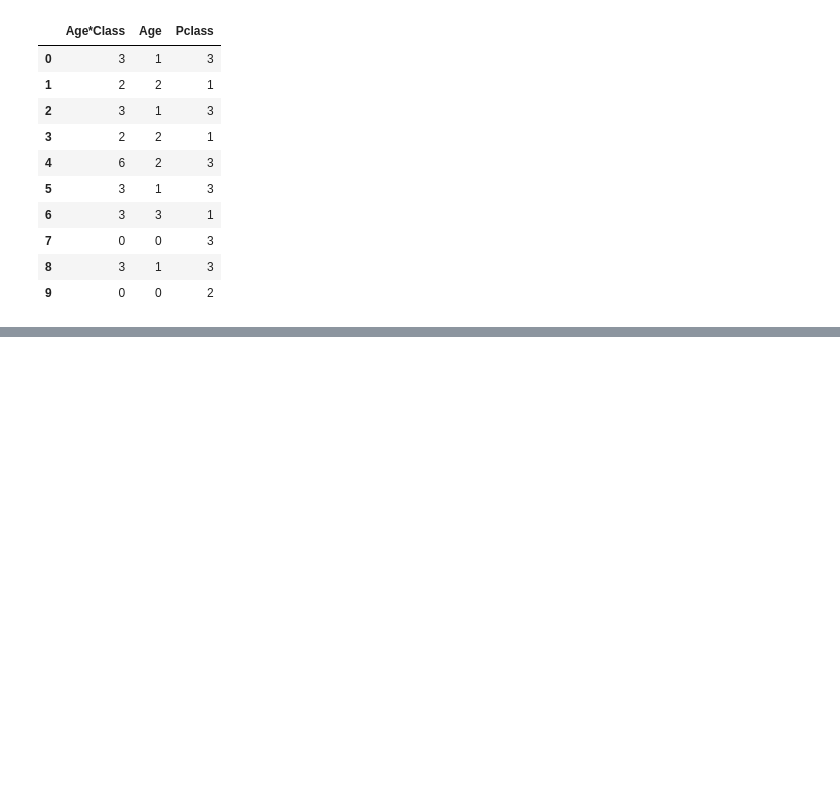
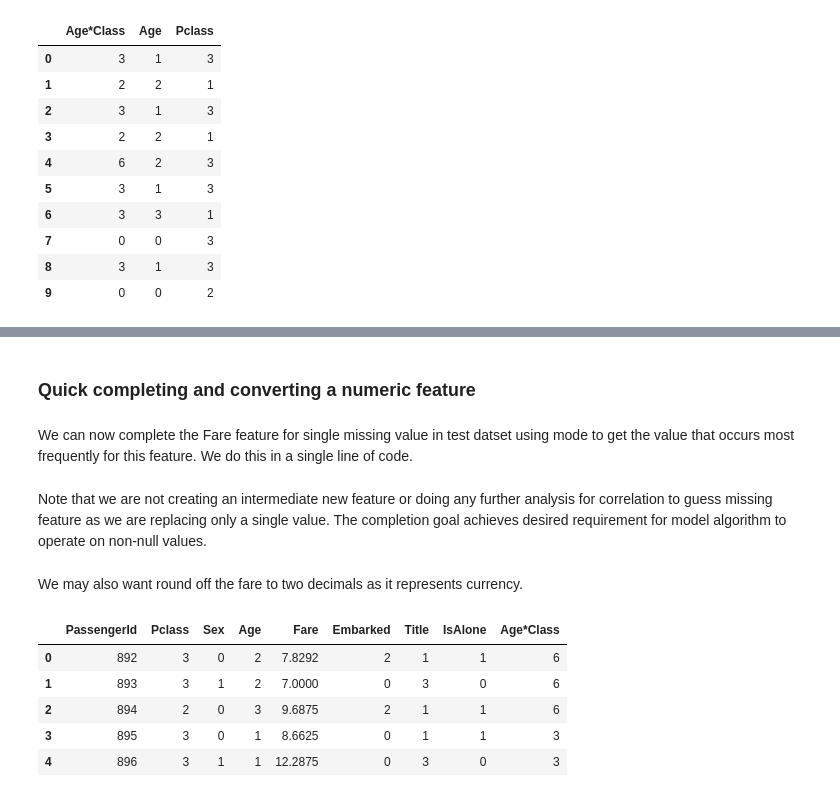
Before and after one commit to Sameta-cani/jwork, a Jupyter notebook: Titanic Data Science Solutions.ipynb, the cells around one changed output, grey strips where cells are left out. Saved outputs shown, nothing was run; the diff lists cells and outputs as text; code cells hidden in the pictures; blank space fills up the shorter version.

```diff
--- a/Titanic Data Science Solutions.ipynb
+++ b/Titanic Data Science Solutions.ipynb
@@ -843,0 +882,18 @@ train_df.loc[:, ['Age*Class', 'Age', 'Pclass']].head(10)
+# %% [markdown]
+### Quick completing and converting a numeric feature
+# %% [markdown]
+We can now complete the Fare feature for single missing value in test datset using mode to get the value that occurs most frequently for this feature. We do this in a single line of code.
+# %% [markdown]
+Note that we are not creating an intermediate new feature or doing any further analysis for correlation to guess missing feature as we are replacing only a single value. The completion goal achieves desired requirement for model algorithm to operate on non-null values.
+# %% [markdown]
+We may also want round off the fare to two decimals as it represents currency.
+# %%
+test_df['Fare'].fillna(test_df['Fare'].dropna().median(), inplace=True)
+test_df.head()
+# %% [output]
+|  | PassengerId | Pclass | Sex | Age | Fare | Embarked | Title | IsAlone | Age*Class |
+| 0 | 892 | 3 | 0 | 2 | 7.8292 | 2 | 1 | 1 | 6 |
+| 1 | 893 | 3 | 1 | 2 | 7.0000 | 0 | 3 | 0 | 6 |
+| 2 | 894 | 2 | 0 | 3 | 9.6875 | 2 | 1 | 1 | 6 |
+| 3 | 895 | 3 | 0 | 1 | 8.6625 | 0 | 1 | 1 | 3 |
+| 4 | 896 | 3 | 1 | 1 | 12.2875 | 0 | 3 | 0 | 3 |
```
Also changed, not shown: parts of 13 cells of this notebook.
